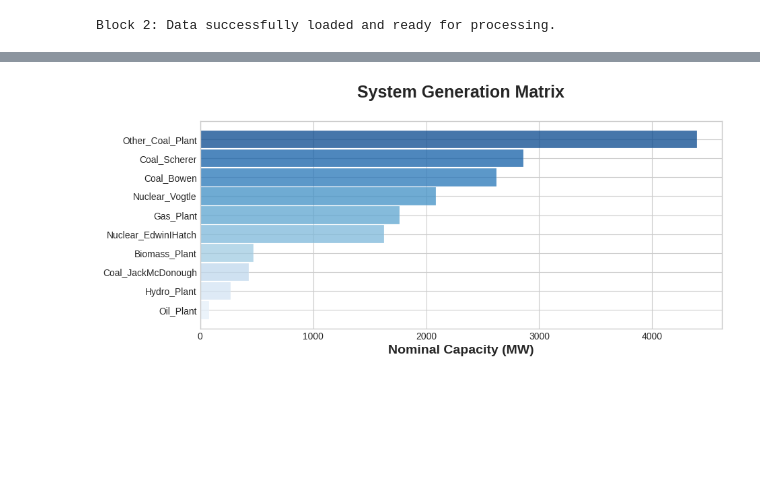
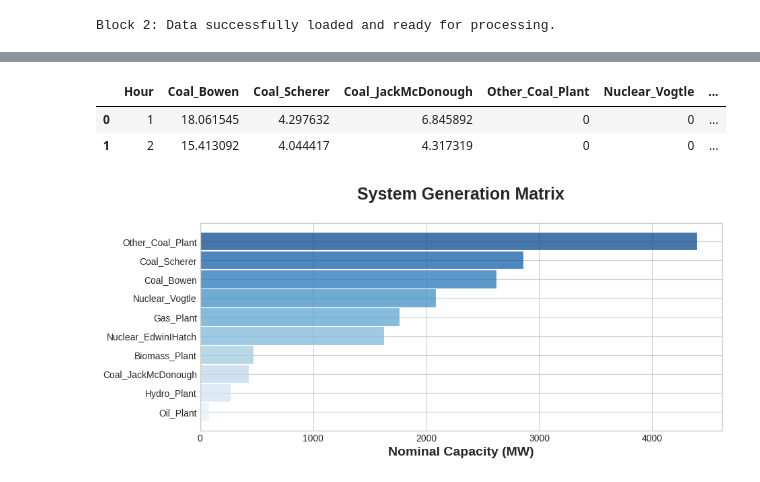
Before and after one commit to brysonje/Operations_research, a Jupyter notebook: Power_plant_schedule_problem.ipynb, the cells around one changed output, grey strips where cells are left out. Saved outputs shown, nothing was run; the diff lists cells and outputs as text; code cells hidden in the pictures; blank space fills up the shorter version.

```diff
--- a/Power_plant_schedule_problem.ipynb
+++ b/Power_plant_schedule_problem.ipynb
@@ -32,3 +44,9 @@ Block 2: Data successfully loaded and ready for processing.
+# %%
+df_health.head(2)
+# %% [output]
+|  | Hour | Coal_Bowen | Coal_Scherer | Coal_JackMcDonough | Other_Coal_Plant | Nuclear_Vogtle | ... |
+| 0 | 1 | 18.061545 | 4.297632 | 6.845892 | 0 | 0 | ... |
+| 1 | 2 | 15.413092 | 4.044417 | 4.317319 | 0 | 0 | ... |
 # %%
 # Visualize the nominal capacity of each power plant in the system.
 # The horizontal bar chart uses a blue color palette to match the study's visual identity.
```
Also changed, not shown: parts of 3 cells of this notebook.
